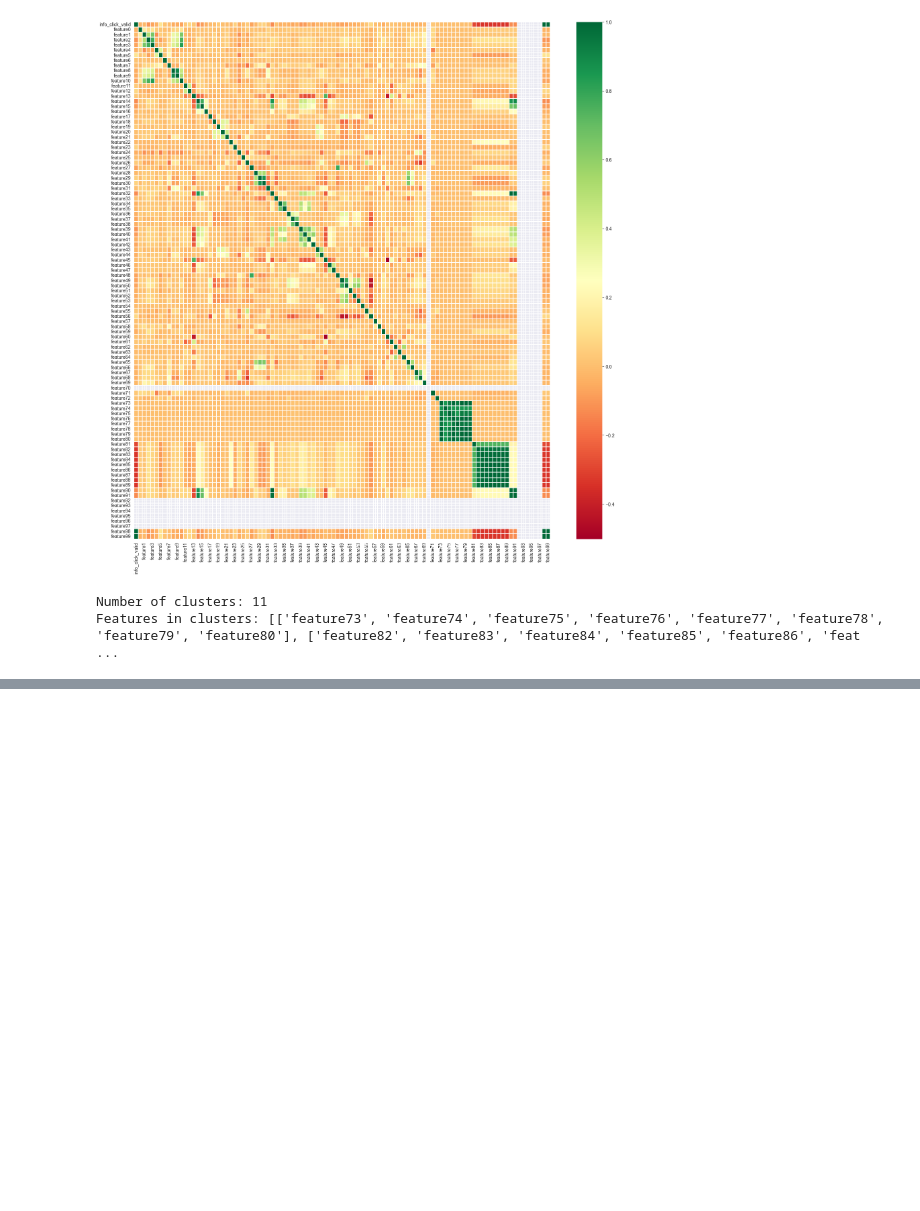
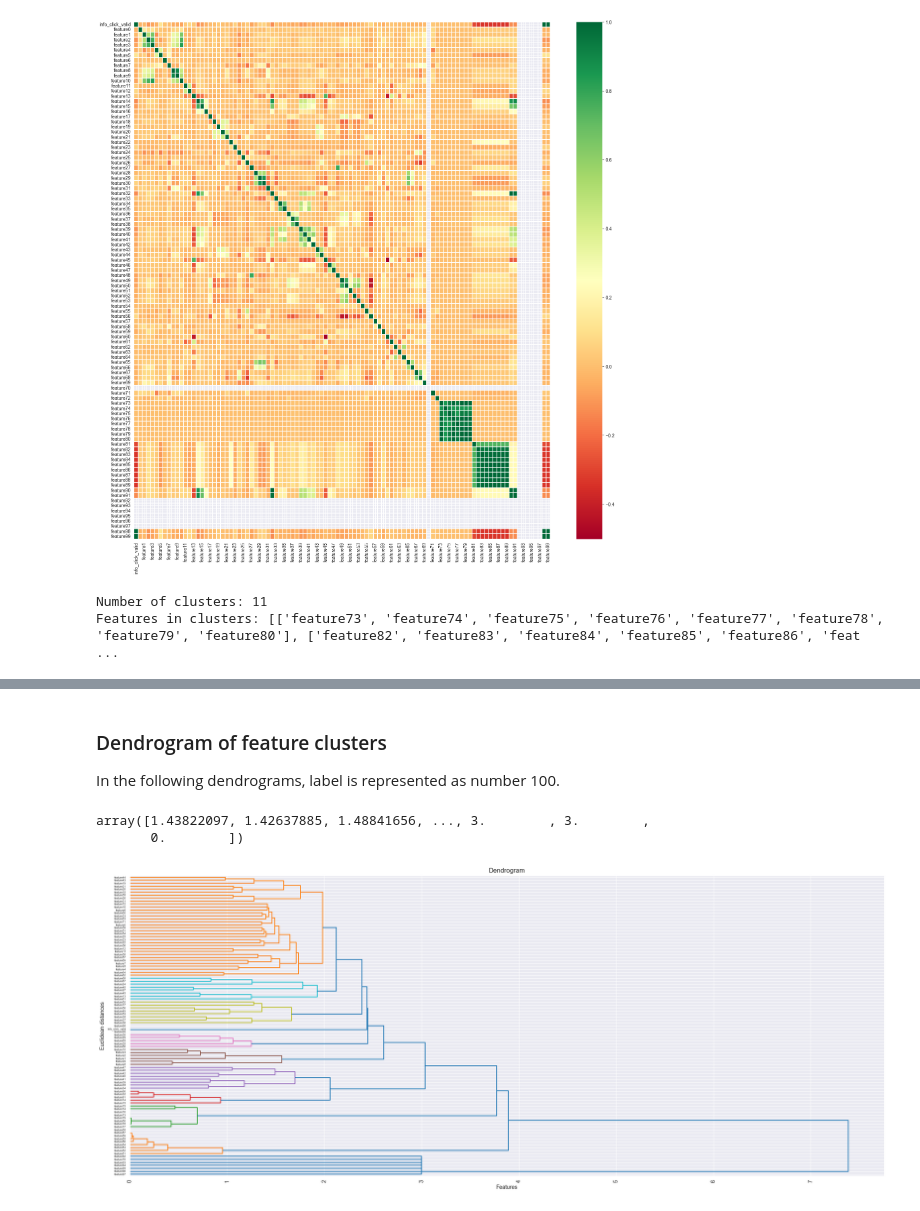
Before and after one commit to amadejp/DS_Project_Feature_Selection, a Jupyter notebook: src/EDA.ipynb, the cells around one changed output, grey strips where cells are left out. Drawn from its saved outputs; the diff is of its cells as text; code cells hidden in the pictures; blank space fills up the shorter version.

```diff
--- a/src/EDA.ipynb
+++ b/src/EDA.ipynb
@@ -314,0 +317,4 @@ df_clusters.to_excel('data/features_clusters.xlsx', index=False)
+# %% [markdown]
+### Dendrogram of feature clusters
+
+In the following dendrograms, label is represented as number 100.
@@ -314,0 +323,40 @@ df_clusters.to_excel('data/features_clusters.xlsx', index=False)
+# %%
+# transform correlation matrix to distance matrix without changing the order of features
+Z = np.zeros((corr.shape[0], corr.shape[1]))
+for i in range(corr.shape[0]):
+    for j in range(corr.shape[1]):
+        Z[i][j] = np.sqrt(2 * (1 - corr.iloc[i][j]))
+
+'''Z = corr.abs().unstack()
+Z = Z.sort_values(ascending=False)
+Z = pd.DataFrame(Z).reset_index()
+Z.columns = ['feature1', 'feature2', 'corr']
+Z = Z.pivot(index='feature1', columns='feature2', values='corr')
+Z = Z.fillna(1)
+Z = 1 - Z
+Z = Z.values'''
+
+# fill nan values with some big dist
+Z[np.isnan(Z)] = 3
+
+# take only upper triangle of distance matrix - makes dendrogram more readable
+Z_triangle = Z[np.triu_indices_from(Z, k=1)]
+
+Z_triangle
+# %% [output]
+array([1.43822097, 1.42637885, 1.48841656, ..., 3.        , 3.        ,
+       0.        ])
+# %%
+import scipy.cluster.hierarchy as sch
+
+# plot dendrogram
+plt.figure(figsize=(25, 10))
+dendrogram = sch.dendrogram(sch.linkage(Z_triangle, method='ward'), color_threshold=2, labels=df.columns, orientation='right')
+plt.title('Dendrogram')
+plt.xlabel('Features')
+plt.xticks(rotation=90)
+plt.ylabel('Euclidean distances')
+plt.savefig('img/full_dendrogram.png', dpi=600)
+plt.show()
+# %% [output]
+[figure, added]
```
Also changed, not shown: parts of 4 cells of this notebook, 10 other files.
